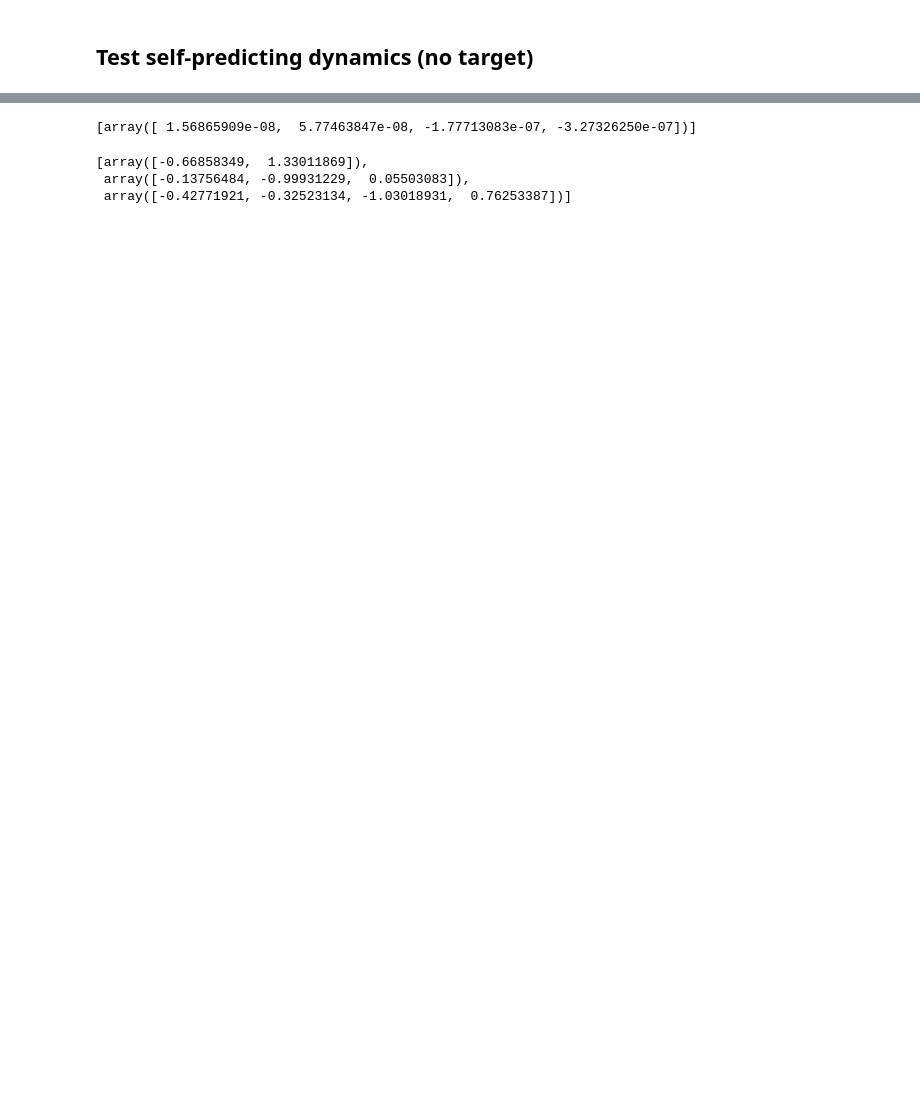
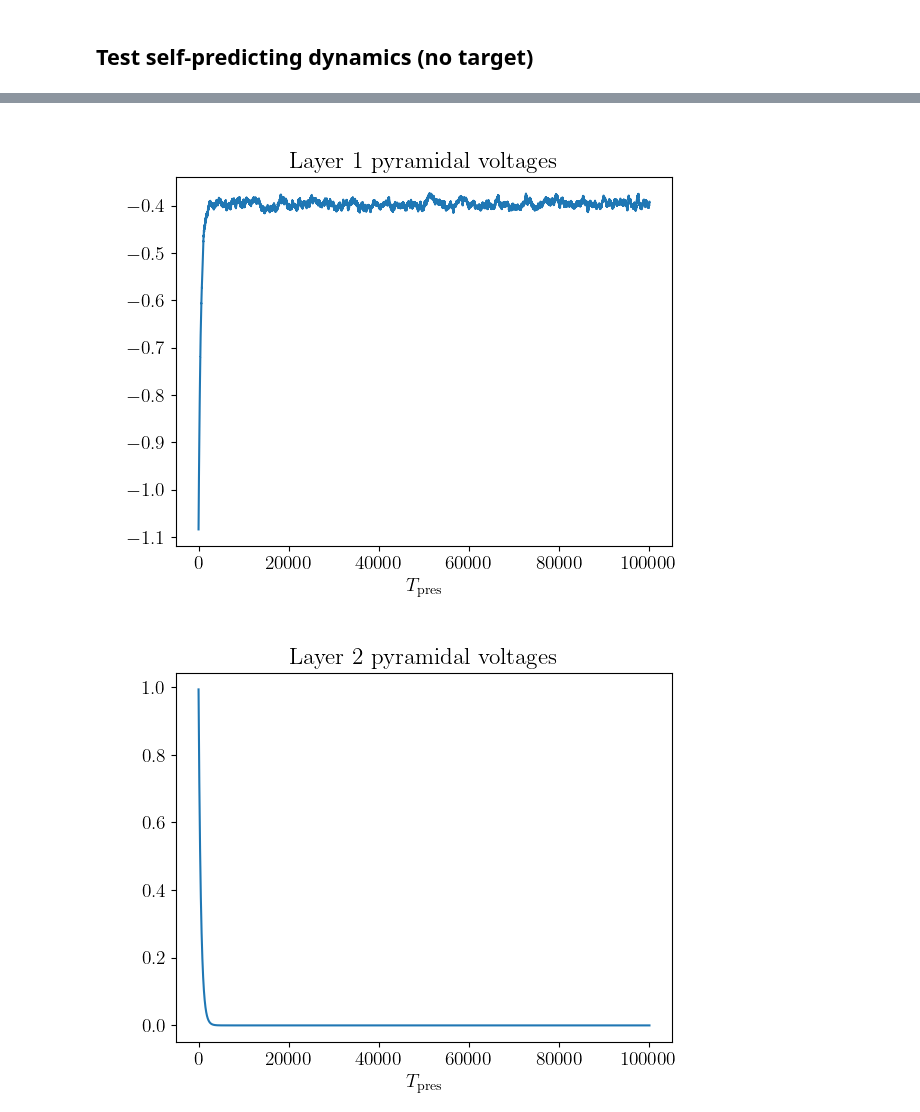
Before and after one commit to kma-code/Phaseless-Alignment-Learning, a Jupyter notebook: RtDeep/RtDeep simple demo.ipynb, the cells around one changed output, grey strips where cells are left out. Saved outputs shown, nothing was run; the diff lists cells and outputs as text; code cells hidden in the pictures; blank space fills up the shorter version.

Commit message:
Towards self-predicting state

```diff
--- a/RtDeep/RtDeep simple demo.ipynb
+++ b/RtDeep/RtDeep simple demo.ipynb
@@ -70,8 +80,9 @@ for i in range(len(layers)-1):
     BPI_init.append(np.random.normal(0, 1, size=(layers[i], layers[-1])))
 # %%
-# input rates: zero for now
+# input rates: random inputs
 
-r0 = np.zeros(shape=(int(Tpres / dt * 10), layers[0]))
+r0_random = np.random.uniform(0, 1, size=(int(num_Tpres / dt), layers[0]))
 # %%
 mc1 = model(dt, tauxi, Tpres, 'FA', relu, d_relu, layers, uP_init, uI_init, WPP_init, WIP_init, BPP_init, BPI_init,
-            gl=gl, gden=gden, gbas=gbas, gapi=gapi, gnI=gnI, gntgt=gntgt)
+            gl=gl, gden=gden, gbas=gbas, gapi=gapi, gnI=gnI, gntgt=gntgt,
+            eta_fw=eta_fw, eta_bw=eta_bw, eta_PI=eta_PI, eta_IP=eta_IP)
@@ -78,7 +99,7 @@ mc1 = model(dt, tauxi, Tpres, 'FA', relu, d_relu, layers, uP_init, uI_init, WPP_
 # %% [markdown]
 ## Test self-predicting dynamics (no target)
 # %%
-mc1.set_self_predicting_state()
+# mc1.set_self_predicting_state()
 # %%
 mc1.get_voltages()
 # %% [output]
@@ -97,2 +137,3 @@ for j in range(100):
 # %%
-uI_time_series = [u[-1] for u in u_time_series]
+uP_time_series = [u[0] for u in u_time_series]
+uI_time_series = [u[1] for u in u_time_series]
@@ -101,10 +140,33 @@ uI_time_series = [u[-1] for u in u_time_series]
-# %%
-mc1.uI_breve
-# %% [output]
-[array([ 1.56865909e-08,  5.77463847e-08, -1.77713083e-07, -3.27326250e-07])]
-# %%
-mc1.uP
-# %% [output]
-[array([-0.66858349,  1.33011869]),
- array([-0.13756484, -0.99931229,  0.05503083]),
- array([-0.42771921, -0.32523134, -1.03018931,  0.76253387])]
+# %%
+for i in range(len(layers[1:])):
+    fig, ax = plt.subplots()
+    uP = np.array([uP[i] for uP in uP_time_series])
+    ax.plot(uP)
+    plt.yscale('linear')
+    label = '$T_{ \mathrm{pres}} $'
+    plt.xlabel(label)
+    plt.title(f'Layer {i+1} pyramidal voltages')
+    plt.show()
+
+fig, ax = plt.subplots()
+uI = np.array(uI_time_series).reshape(-1, np.array(uI_time_series).shape[-1])
+ax.plot(uI, '--')
+plt.yscale('linear')
+label = '$T_{ \mathrm{pres}} $'
+plt.xlabel(label)
+plt.title(f'Layer {len(layers)-1} interneuron voltages')
+plt.show()
+
+fig, ax = plt.subplots()
+uP = np.array([uP[-1] for uP in uP_time_series])
+ax.plot(uP, label='Pyramidal')
+ax.plot(uI, '--', label='Inter')
+plt.yscale('linear')
+label = '$T_{ \mathrm{pres}} $'
+plt.xlabel(label)
+plt.title(f'Layer {len(layers)-1} inter + pyramidal voltages')
+plt.legend()
+plt.show()
+# %% [output]
+[figure, added]
+[figure, added]
```
Also changed, not shown: parts of 17 cells of this notebook, 1 other file.
